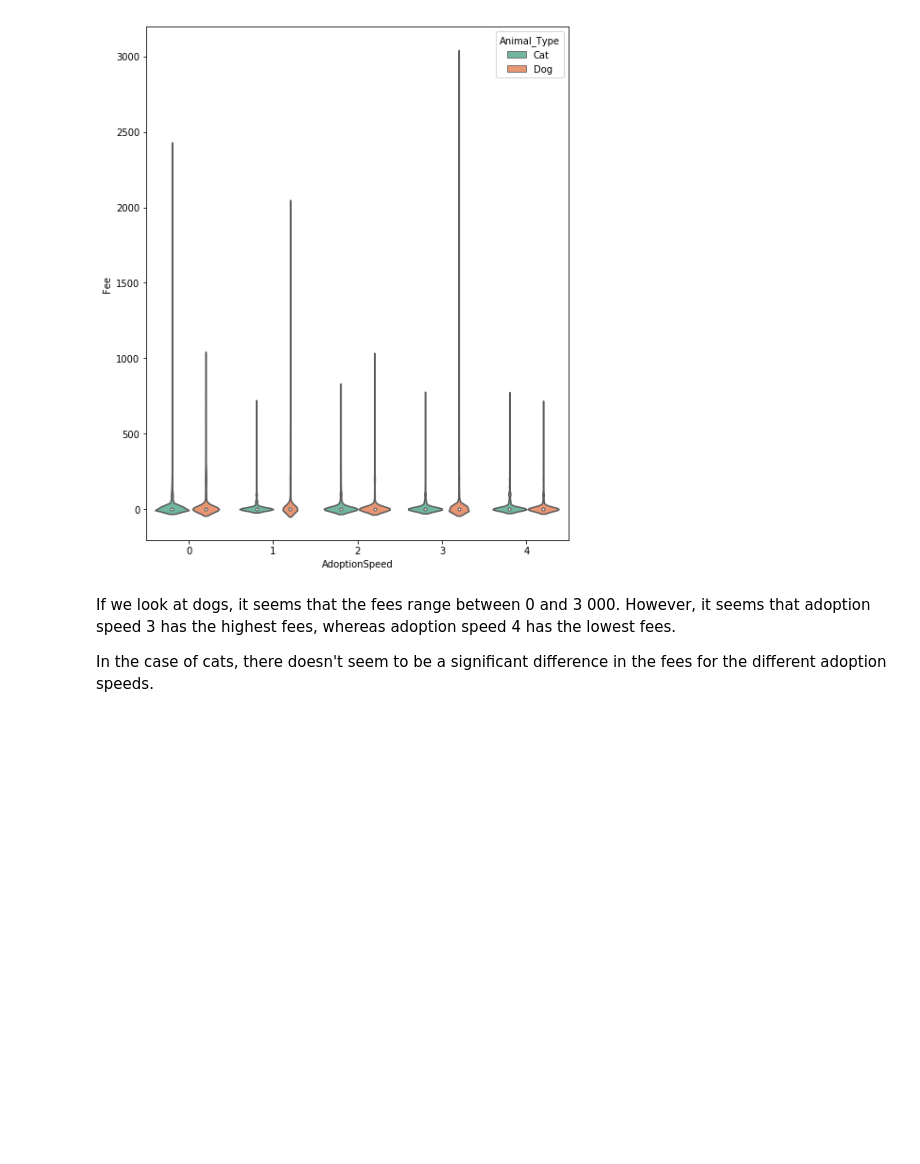
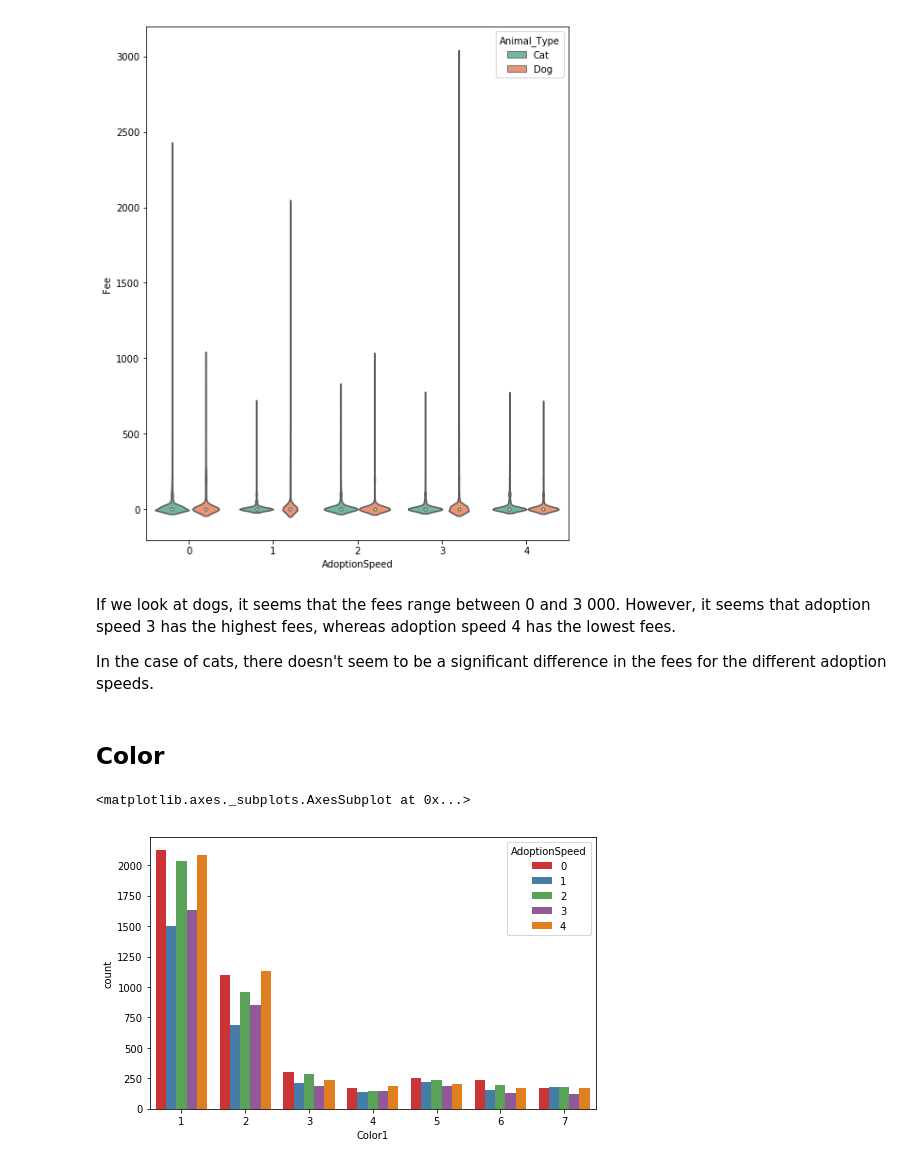
Before and after one commit to MelissieP/animal-adoption-prediction, a Jupyter notebook: DataExploration.ipynb, the cells around one changed output. Saved outputs shown, nothing was run; the diff lists cells and outputs as text; code cells hidden in the pictures; blank space fills up the shorter version.

```diff
--- a/DataExploration.ipynb
+++ b/DataExploration.ipynb
@@ -558,3 +558,11 @@ sns.violinplot(x = "AdoptionSpeed", y="Fee", hue = "Animal_Type", data = all_dat
 If we look at dogs, it seems that the fees range between 0 and 3 000. However, it seems that adoption speed 3 has the highest fees, whereas adoption speed 4 has the lowest fees.
 
 In the case of cats, there doesn't seem to be a significant difference in the fees for the different adoption speeds.
+# %% [markdown]
+## Color
+# %%
+plt.figure(figsize=(8,5))
+sns.countplot(x="Color1", hue="AdoptionSpeed", data = all_data, palette="Set1")
+# %% [output]
+<matplotlib.axes._subplots.AxesSubplot at 0x...>
+[figure, added]
```
Also changed, not shown: parts of 1 cell of this notebook, 5 other files.
